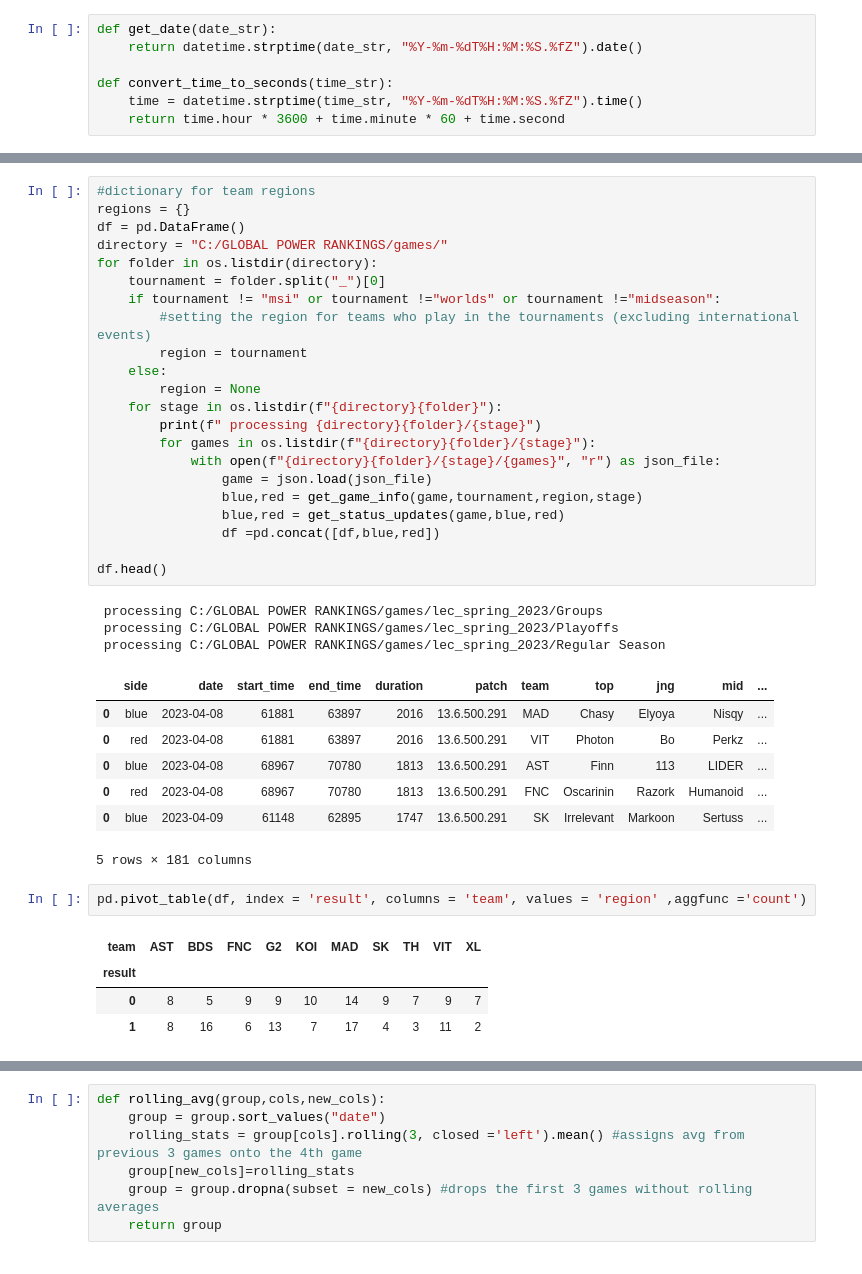
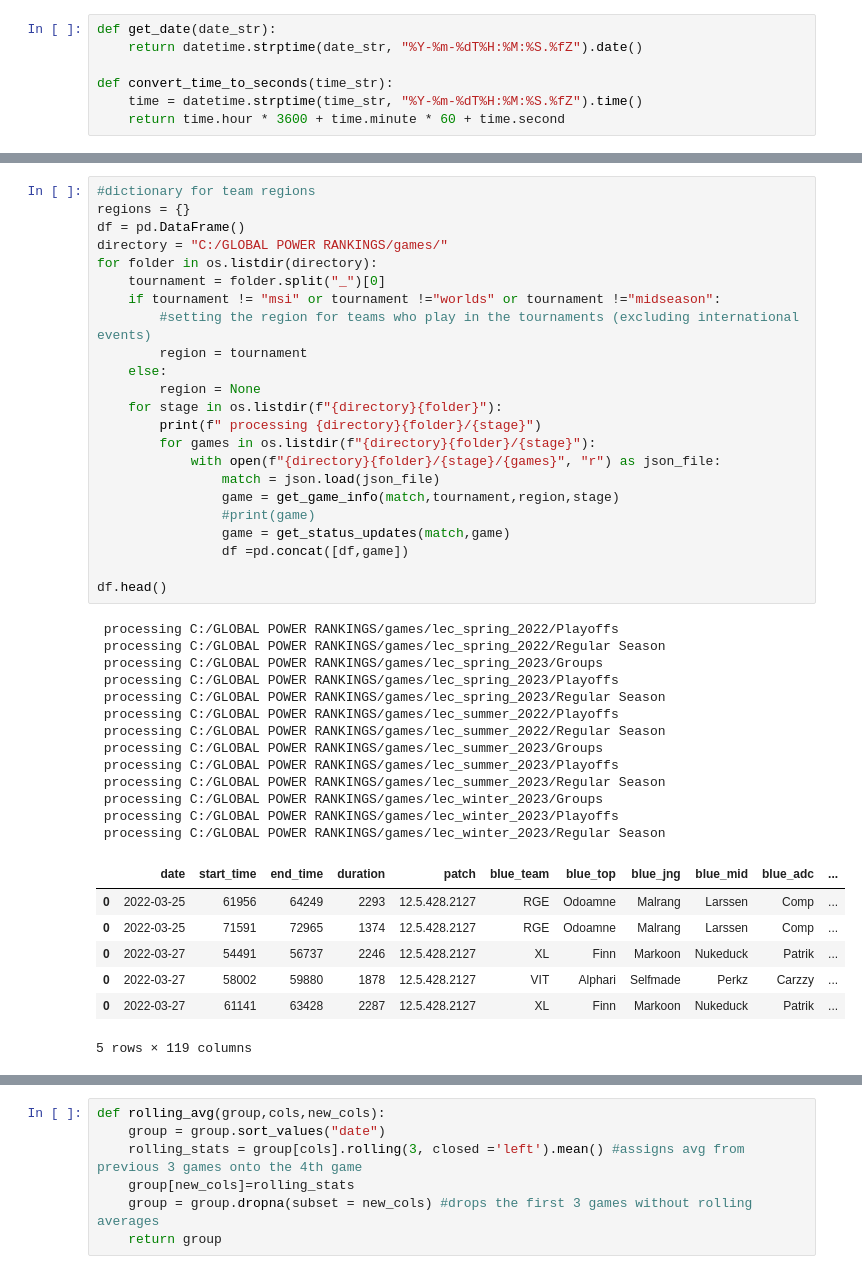
Before and after one commit to matthewh26/Global-Power-Rankings-Hackathon, a Jupyter notebook: Json_data.ipynb, the cells around one changed output, grey strips where cells are left out. Cells and saved outputs as stored; diff of their text form.

```diff
--- a/Json_data.ipynb
+++ b/Json_data.ipynb
@@ -112,40 +112,44 @@ def get_status_updates(game,blue,red):
 # %%
 #dictionary for team regions
 regions = {}
 df = pd.DataFrame()
 directory = "C:/GLOBAL POWER RANKINGS/games/"
 for folder in os.listdir(directory):
     tournament = folder.split("_")[0]
     if tournament != "msi" or tournament !="worlds" or tournament !="midseason":
         #setting the region for teams who play in the tournaments (excluding international events)
         region = tournament
     else:
         region = None
     for stage in os.listdir(f"{directory}{folder}"):
         print(f" processing {directory}{folder}/{stage}")
         for games in os.listdir(f"{directory}{folder}/{stage}"):
             with open(f"{directory}{folder}/{stage}/{games}", "r") as json_file:
-                game = json.load(json_file)
-                blue,red = get_game_info(game,tournament,region,stage)
-                blue,red = get_status_updates(game,blue,red)
-                df =pd.concat([df,blue,red])
+                match = json.load(json_file)
+                game = get_game_info(match,tournament,region,stage)
+                #print(game)
+                game = get_status_updates(match,game)
+                df =pd.concat([df,game])
 
 df.head()
 # %% [output]
+ processing C:/GLOBAL POWER RANKINGS/games/lec_spring_2022/Playoffs
+ processing C:/GLOBAL POWER RANKINGS/games/lec_spring_2022/Regular Season
  processing C:/GLOBAL POWER RANKINGS/games/lec_spring_2023/Groups
  processing C:/GLOBAL POWER RANKINGS/games/lec_spring_2023/Playoffs
  processing C:/GLOBAL POWER RANKINGS/games/lec_spring_2023/Regular Season
+ processing C:/GLOBAL POWER RANKINGS/games/lec_summer_2022/Playoffs
+ processing C:/GLOBAL POWER RANKINGS/games/lec_summer_2022/Regular Season
+ processing C:/GLOBAL POWER RANKINGS/games/lec_summer_2023/Groups
+ processing C:/GLOBAL POWER RANKINGS/games/lec_summer_2023/Playoffs
+ processing C:/GLOBAL POWER RANKINGS/games/lec_summer_2023/Regular Season
+ processing C:/GLOBAL POWER RANKINGS/games/lec_winter_2023/Groups
+ processing C:/GLOBAL POWER RANKINGS/games/lec_winter_2023/Playoffs
+ processing C:/GLOBAL POWER RANKINGS/games/lec_winter_2023/Regular Season
-|  | side | date | start_time | end_time | duration | patch | team | top | jng | mid | ... |
-| 0 | blue | 2023-04-08 | 61881 | 63897 | 2016 | 13.6.500.291 | MAD | Chasy | Elyoya | Nisqy | ... |
-| 0 | red | 2023-04-08 | 61881 | 63897 | 2016 | 13.6.500.291 | VIT | Photon | Bo | Perkz | ... |
-| 0 | blue | 2023-04-08 | 68967 | 70780 | 1813 | 13.6.500.291 | AST | Finn | 113 | LIDER | ... |
-| 0 | red | 2023-04-08 | 68967 | 70780 | 1813 | 13.6.500.291 | FNC | Oscarinin | Razork | Humanoid | ... |
-| 0 | blue | 2023-04-09 | 61148 | 62895 | 1747 | 13.6.500.291 | SK | Irrelevant | Markoon | Sertuss | ... |
+|  | date | start_time | end_time | duration | patch | blue_team | blue_top | blue_jng | blue_mid | blue_adc | ... |
+| 0 | 2022-03-25 | 61956 | 64249 | 2293 | 12.5.428.2127 | RGE | Odoamne | Malrang | Larssen | Comp | ... |
+| 0 | 2022-03-25 | 71591 | 72965 | 1374 | 12.5.428.2127 | RGE | Odoamne | Malrang | Larssen | Comp | ... |
+| 0 | 2022-03-27 | 54491 | 56737 | 2246 | 12.5.428.2127 | XL | Finn | Markoon | Nukeduck | Patrik | ... |
+| 0 | 2022-03-27 | 58002 | 59880 | 1878 | 12.5.428.2127 | VIT | Alphari | Selfmade | Perkz | Carzzy | ... |
+| 0 | 2022-03-27 | 61141 | 63428 | 2287 | 12.5.428.2127 | XL | Finn | Markoon | Nukeduck | Patrik | ... |
-5 rows × 181 columns
+5 rows × 119 columns
-# %%
-pd.pivot_table(df, index = 'result', columns = 'team', values = 'region' ,aggfunc ='count')
-# %% [output]
-| team | AST | BDS | FNC | G2 | KOI | MAD | SK | TH | VIT | XL |
-| result |  |  |  |  |  |  |  |  |  |  |
-| 0 | 8 | 5 | 9 | 9 | 10 | 14 | 9 | 7 | 9 | 7 |
-| 1 | 8 | 16 | 6 | 13 | 7 | 17 | 4 | 3 | 11 | 2 |
```
Also changed, not shown: parts of 29 cells of this notebook, 1 other file.
